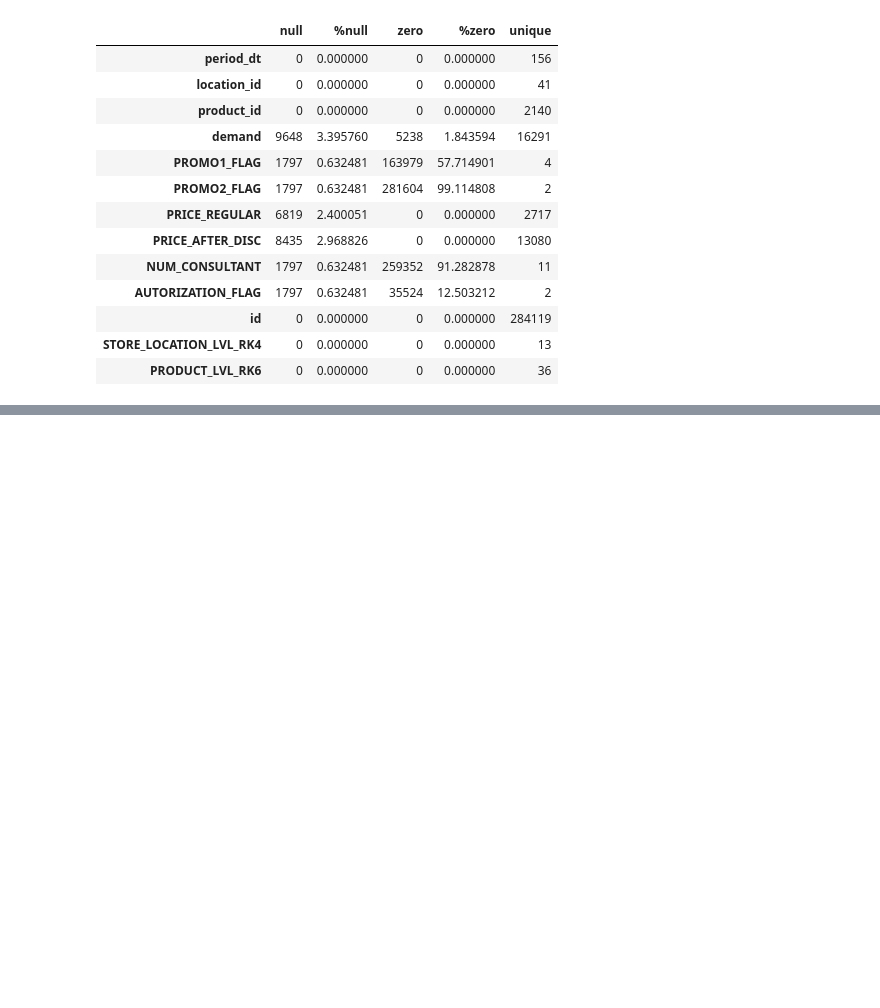
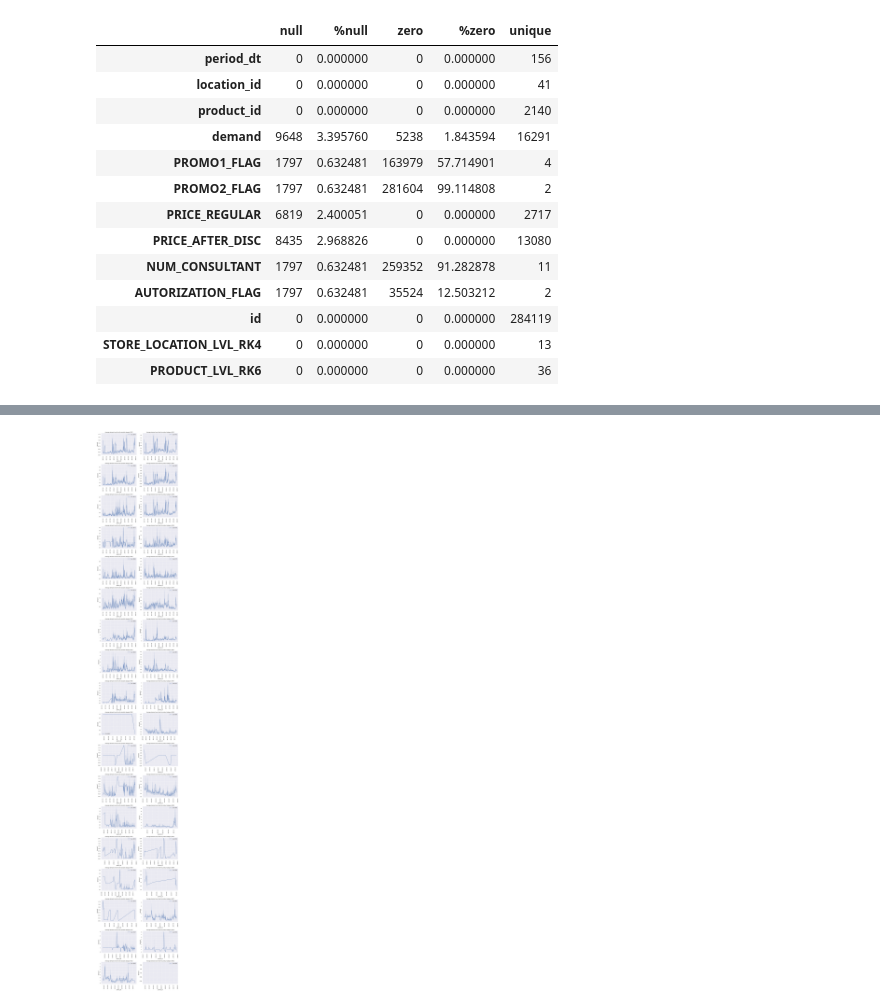
Before and after one commit to tane-superior/retail-demand-forecast, a Jupyter notebook: proj.ipynb, the cells around one changed output, grey strips where cells are left out. Saved outputs shown, nothing was run; the diff lists cells and outputs as text; code cells hidden in the pictures; blank space fills up the shorter version.

```diff
--- a/proj.ipynb
+++ b/proj.ipynb
@@ -373,0 +411,4 @@ for col in qualitative:
+# %%
+price_cleared = binned.dropna(subset=['PRICE_REGULAR', 'PRICE_AFTER_DISC']).copy()
+price_cleared['period_dt'] = pd.to_datetime(price_cleared['period_dt'])
+dataframe_new_stats(price_cleared)
@@ -373,0 +444,3 @@ for col in qualitative:
+# %%
+price_cleared['PROMO1_FLAG'] = price_cleared['PROMO1_FLAG'].apply(lambda x: '1-3' if x == '1-2' or x == '3.0' else x)
+price_cleared.drop(['PROMO2_FLAG'], axis=1, inplace=True)
@@ -373,0 +469,5 @@ for col in qualitative:
+# %%
+weekd = price_cleared.copy()
+
+weekd['period_dt'] = weekd['period_dt'] - pd.to_timedelta(weekd['period_dt'].dt.weekday, unit='D')
+weekd.head(10).sort_values(by='period_dt')
@@ -373,0 +495,15 @@ for col in qualitative:
+# %%
+fig, ax = plt.subplots(figsize=(12, 80), nrows=18, ncols=2)
+ax = ax.flatten()
+counter = 0
+
+for dix in weekd['PRODUCT_LVL_RK6'].unique():
+
+    sns.lineplot(data=weekd[weekd['PRODUCT_LVL_RK6'] == dix], x='period_dt', y='demand', estimator='mean', ax=ax[counter], label=f"Cat. {dix}")
+    ax[counter].tick_params(axis='x', rotation=90)
+    ax[counter].set_title(f"Average demand over time for product category {dix}")
+    counter += 1
+
+plt.tight_layout()
+# %% [output]
+[figure, added]
```
Also changed, not shown: parts of 25 cells of this notebook.
